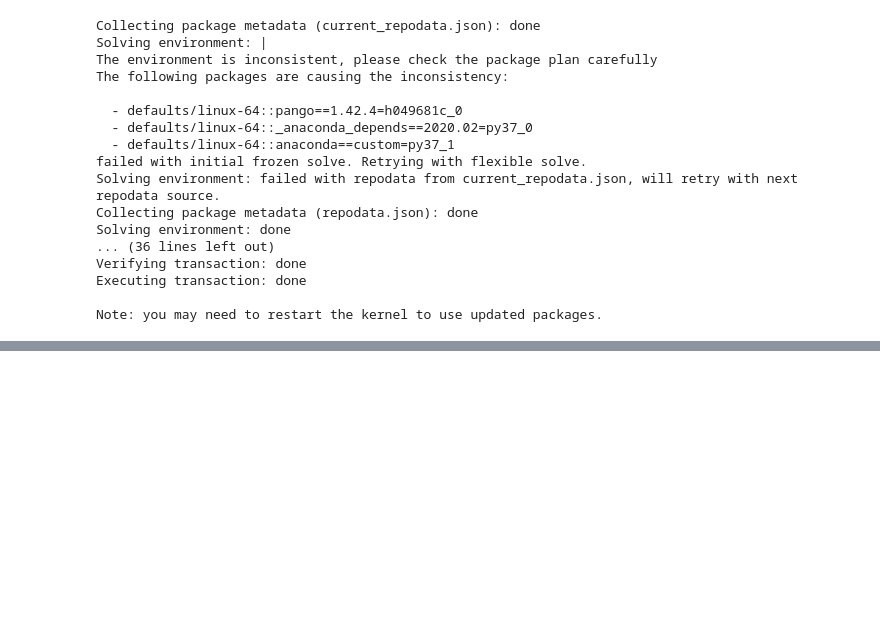
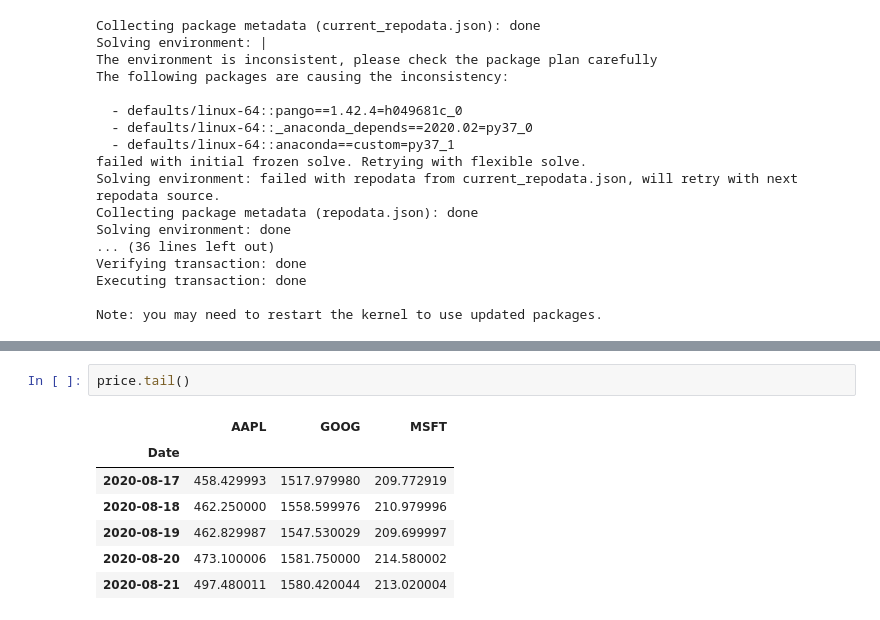
Before and after one commit to usamasubhani/PIAIC, a Jupyter notebook: Quarter 2/Notes/Pandas.ipynb, the cells around one changed output, grey strips where cells are left out. Cells and saved outputs as stored; diff of their text form; blank space fills up the shorter version.

```diff
--- a/Quarter 2/Notes/Pandas.ipynb
+++ b/Quarter 2/Notes/Pandas.ipynb
@@ -711,0 +726,10 @@ ModuleNotFoundError: No module named 'pandas_datareader'
+# %%
+price.tail()
+# %% [output]
+|  | AAPL | GOOG | MSFT |
+| Date |  |  |  |
+| 2020-08-17 | 458.429993 | 1517.979980 | 209.772919 |
+| 2020-08-18 | 462.250000 | 1558.599976 | 210.979996 |
+| 2020-08-19 | 462.829987 | 1547.530029 | 209.699997 |
+| 2020-08-20 | 473.100006 | 1581.750000 | 214.580002 |
+| 2020-08-21 | 497.480011 | 1580.420044 | 213.020004 |
```
Also changed, not shown: parts of 10 cells of this notebook.
